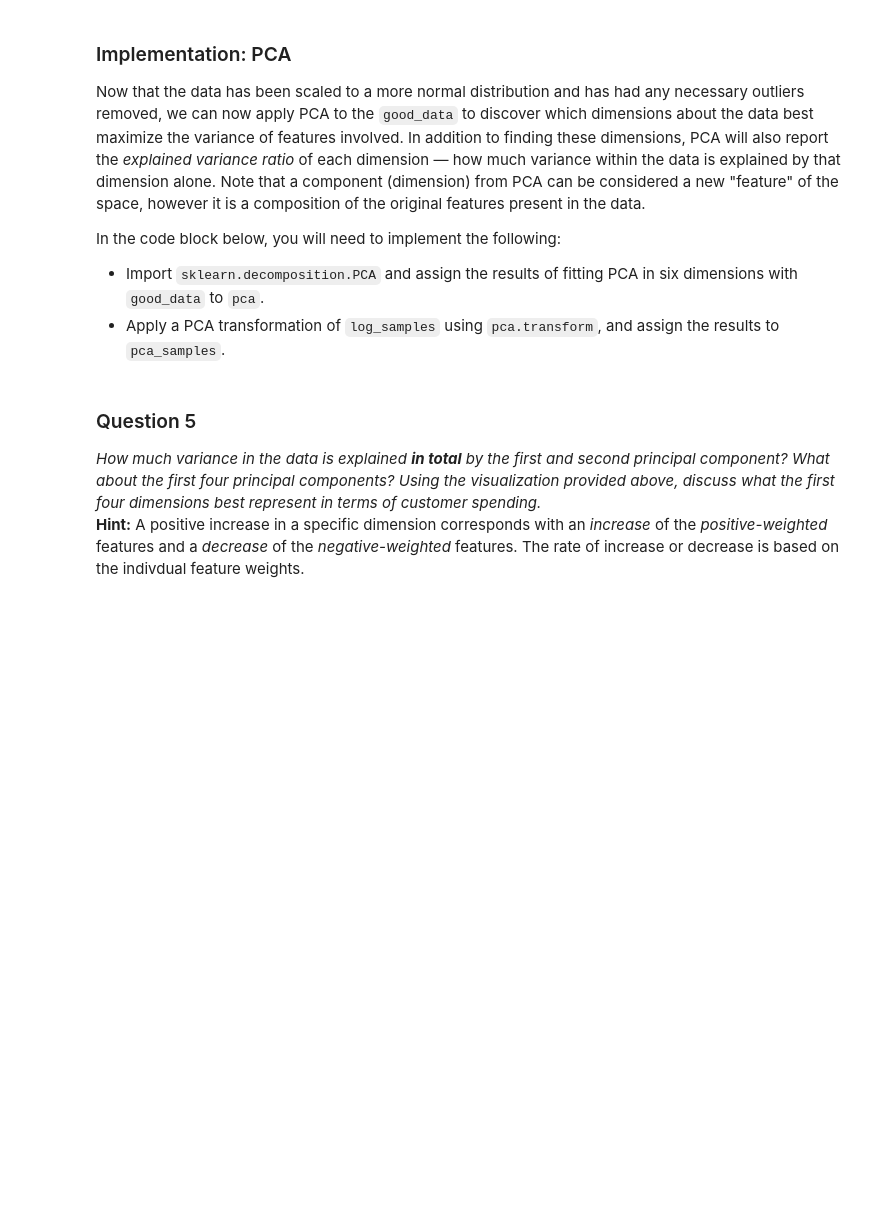
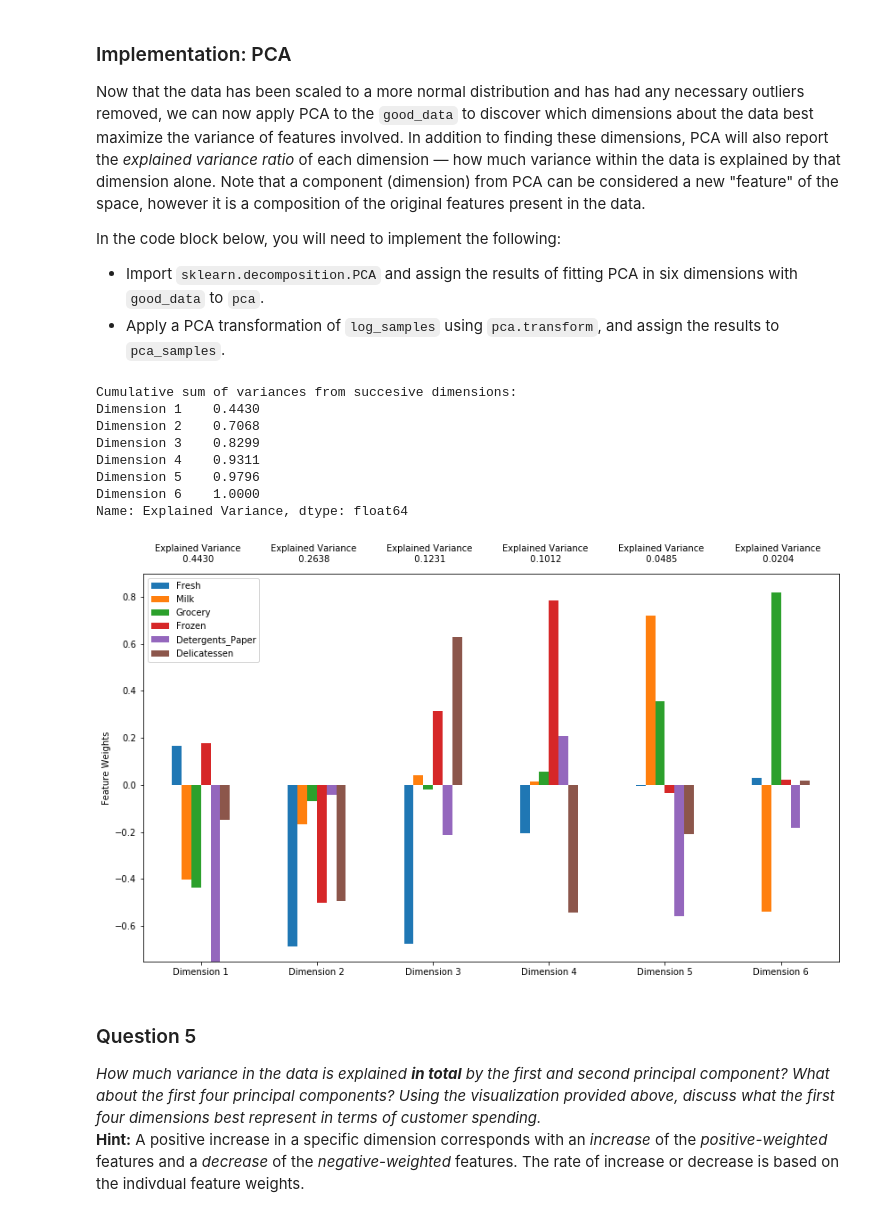
Before and after one commit to NitishPuri/machine-learning, a Jupyter notebook: projects/customer_segments/customer_segments.ipynb, the cells around one changed output. Cells and saved outputs as stored; diff of their text form; code cells hidden in the pictures; blank space fills up the shorter version.

```diff
--- a/projects/customer_segments/customer_segments.ipynb
+++ b/projects/customer_segments/customer_segments.ipynb
@@ -236,18 +236,19 @@ for feature in log_data.keys():
     # Display the outliers
     print "Data points considered outliers for the feature '{}':".format(feature)
     feature_outliers = log_data[~((log_data[feature] >= Q1 - step) & (log_data[feature] <= Q3 + step))]
-#     outliers = np.append(outliers, feature_outliers.index.tolist())
+
+    # Accumulate indexes that have outlier data for the current feature.
     for index in feature_outliers.index.tolist():
         outliers_count[index] = outliers_count.get(index, 0) + 1
 
-#     print outliers_count
     display(feature_outliers)
 
 # OPTIONAL: Select the indices for data points you wish to remove
 
-# Remove duplicates
-# outliers = np.unique(outliers)
+# Select samples only with more than one outlying features.
+outliers = [i for i, n in outliers_count.items() if n > 1]
 
+print outliers
 
 # Remove the outliers, if any were specified
 good_data = log_data.drop(log_data.index[outliers]).reset_index(drop = True)
@@ -335,14 +334,29 @@ In the code block below, you will need to implement the following:
  - Import `sklearn.decomposition.PCA` and assign the results of fitting PCA in six dimensions with `good_data` to `pca`.
  - Apply a PCA transformation of `log_samples` using `pca.transform`, and assign the results to `pca_samples`.
 # %%
+from sklearn.decomposition import PCA
 # TODO: Apply PCA by fitting the good data with the same number of dimensions as features
-pca = None
+pca = PCA()   # n_components=None ==> same number of dimensions as features
+pca.fit(good_data)
 
 # TODO: Transform log_samples using the PCA fit above
-pca_samples = None
+pca_samples = pca.transform(log_samples)
 
 # Generate PCA results plot
 pca_results = vs.pca_results(good_data, pca)
+
+print "Cumulative sum of variances from succesive dimensions:"
+print pca_results['Explained Variance'].cumsum()
+# %% [output]
+Cumulative sum of variances from succesive dimensions:
+Dimension 1    0.4430
+Dimension 2    0.7068
+Dimension 3    0.8299
+Dimension 4    0.9311
+Dimension 5    0.9796
+Dimension 6    1.0000
+Name: Explained Variance, dtype: float64
+[figure, added]
 # %% [markdown]
 ### Question 5
 *How much variance in the data is explained* ***in total*** *by the first and second principal component? What about the first four principal components? Using the visualization provided above, discuss what the first four dimensions best represent in terms of customer spending.*
```
Also changed, not shown: parts of 10 cells of this notebook.
